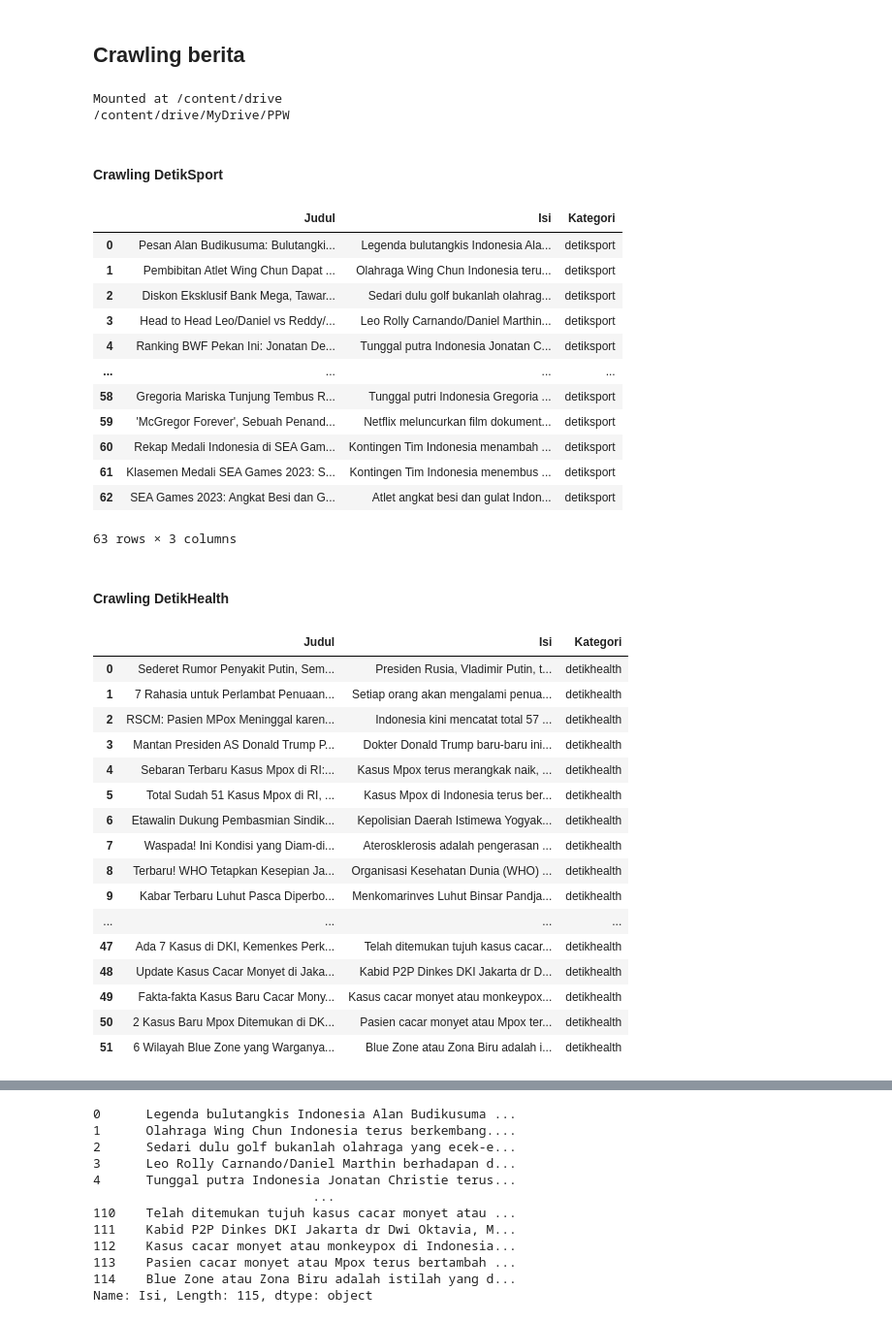
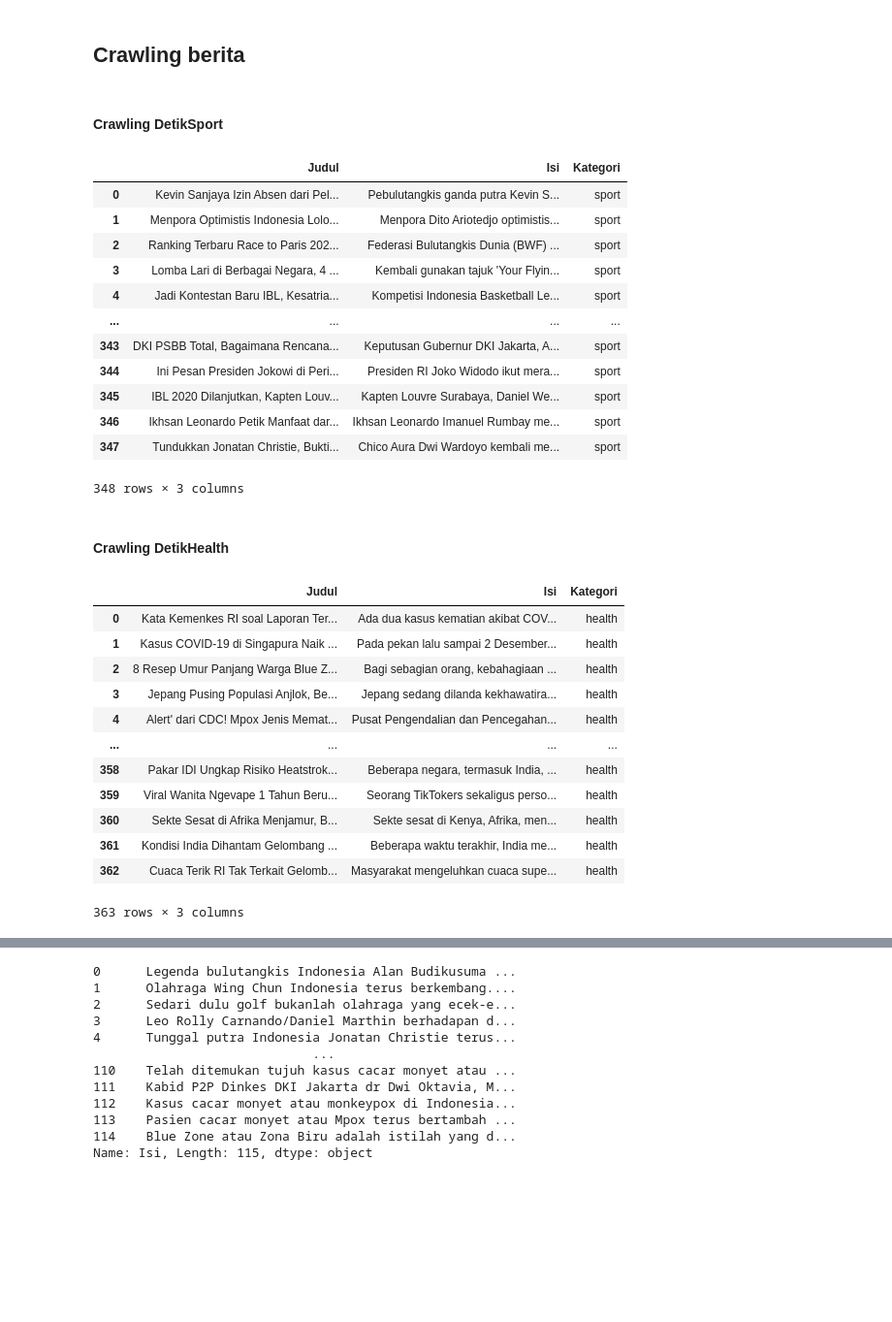
Before and after one commit to ahmadfaikh/jupyter, a Jupyter notebook: crawl_detik_fix.ipynb, the cells around one changed output, grey strips where cells are left out. Shown at 97% size. Saved outputs shown, nothing was run; the diff lists cells and outputs as text; code cells hidden in the pictures; blank space fills up the shorter version.

```diff
--- a/crawl_detik_fix.ipynb
+++ b/crawl_detik_fix.ipynb
@@ -5,13 +5,6 @@ Crawling adalah proses mengumpulkan data dari berbagai sumber di internet secara
 Data yang akan di crawling kali ini berasal darilaman detik.com, dengan kategori detikSport dan detikHealth
 # %% [markdown]
 ## Crawling berita
-# %%
-from google.colab import drive
-drive.mount('/content/drive')
-%cd /content/drive/MyDrive/PPW/
-# %% [output]
-Mounted at /content/drive
-/content/drive/MyDrive/PPW
 # %%
 import requests
 from bs4 import BeautifulSoup
@@ -40,7 +33,7 @@ def crawl_detiksport(url):
       soupkonten = BeautifulSoup(urlkonten,'lxml')
       konten = soupkonten.find_all('div',class_='detail__body-text itp_bodycontent')
       for x in konten:
-        kategori = 'detiksport'
+        kategori = 'sport'
         isi = x.find_all('p')
         y = [y.text for y in isi]
         fixkonten = ''.join(y).replace('\n','').replace('ADVERTISEMENT','').replace('SCROLL TO RESUME CONTENT','')
@@ -50,7 +43,7 @@ def crawl_detiksport(url):
 # urlnews = 'https://www.detik.com/search/searchall?query=terbaru&siteid=21&sortby=time&page=2'
 # get_news = crawl_detiksport(urlnews)
 data = []
-for i in range(1,8):
+for i in range(1,40):
   cr = crawl_detiksport('https://www.detik.com/search/searchall?query=terbaru&siteid=21&sortby=time&page=%d'%i)
   data = data+cr
 frame_detiksport = pd.DataFrame(data,columns =['Judul','Isi','Kategori'])
@@ -58,18 +51,18 @@ frame_detiksport
 # frame_berita.to_csv('crawl_detiksport.csv')
 # %% [output]
 |  | Judul | Isi | Kategori |
-| 0 | Pesan Alan Budikusuma: Bulutangki... | Legenda bulutangkis Indonesia Ala... | detiksport |
-| 1 | Pembibitan Atlet Wing Chun Dapat ... | Olahraga Wing Chun Indonesia teru... | detiksport |
-| 2 | Diskon Eksklusif Bank Mega, Tawar... | Sedari dulu golf bukanlah olahrag... | detiksport |
-| 3 | Head to Head Leo/Daniel vs Reddy/... | Leo Rolly Carnando/Daniel Marthin... | detiksport |
-| 4 | Ranking BWF Pekan Ini: Jonatan De... | Tunggal putra Indonesia Jonatan C... | detiksport |
+| 0 | Kevin Sanjaya Izin Absen dari Pel... | Pebulutangkis ganda putra Kevin S... | sport |
+| 1 | Menpora Optimistis Indonesia Lolo... | Menpora Dito Ariotedjo optimistis... | sport |
+| 2 | Ranking Terbaru Race to Paris 202... | Federasi Bulutangkis Dunia (BWF) ... | sport |
+| 3 | Lomba Lari di Berbagai Negara, 4 ... | Kembali gunakan tajuk 'Your Flyin... | sport |
+| 4 | Jadi Kontestan Baru IBL, Kesatria... | Kompetisi Indonesia Basketball Le... | sport |
 | ... | ... | ... | ... |
-| 58 | Gregoria Mariska Tunjung Tembus R... | Tunggal putri Indonesia Gregoria ... | detiksport |
-| 59 | 'McGregor Forever', Sebuah Penand... | Netflix meluncurkan film dokument... | detiksport |
-| 60 | Rekap Medali Indonesia di SEA Gam... | Kontingen Tim Indonesia menambah ... | detiksport |
-| 61 | Klasemen Medali SEA Games 2023: S... | Kontingen Tim Indonesia menembus ... | detiksport |
-| 62 | SEA Games 2023: Angkat Besi dan G... | Atlet angkat besi dan gulat Indon... | detiksport |
+| 343 | DKI PSBB Total, Bagaimana Rencana... | Keputusan Gubernur DKI Jakarta, A... | sport |
+| 344 | Ini Pesan Presiden Jokowi di Peri... | Presiden RI Joko Widodo ikut mera... | sport |
+| 345 | IBL 2020 Dilanjutkan, Kapten Louv... | Kapten Louvre Surabaya, Daniel We... | sport |
+| 346 | Ikhsan Leonardo Petik Manfaat dar... | Ikhsan Leonardo Imanuel Rumbay me... | sport |
+| 347 | Tundukkan Jonatan Christie, Bukti... | Chico Aura Dwi Wardoyo kembali me... | sport |
-63 rows × 3 columns
+348 rows × 3 columns
 # %% [markdown]
 #### Crawling DetikHealth
 # %%
@@ -78,48 +71,44 @@ def crawl_detikhealth(url):
   for halaman in range(1):
     url = url
     #mengambil data dari detik.com
     req = requests.get(url).content
     # soup = BeautifulSoup(req.text,'lxml')
     soup = BeautifulSoup(req,'lxml')
     listberita = soup.find('div',class_='list media_rows list-berita')
     artikel = listberita.find_all('article')
     for x in artikel:
       geturlberita= x.find('a')['href']
       judul = x.find('a').find('h2').text
       # mengambil data dari setiap konten
       urlkonten = requests.get(geturlberita).content
       soupkonten = BeautifulSoup(urlkonten,'lxml')
       konten = soupkonten.find_all('div',class_='detail__body-text itp_bodycontent')
       for x in konten:
-        kategori = 'detikhealth'
+        kategori = 'health'
         isi = x.find_all('p')
         y = [y.text for y in isi]
         fixkonten = ''.join(y).replace('\n','').replace('ADVERTISEMENT','').replace('SCROLL TO RESUME CONTENT','')
         berita_list.append([judul,fixkonten, kategori])
   return berita_list
 
 data = []
-for i in range(1,7):
+for i in range(1,42):
   cr = crawl_detikhealth('https://www.detik.com/search/searchall?query=terbaru&siteid=55&sortby=time&page=%d'%i)
   data = data+cr
 frame_detikhealth = pd.DataFrame(data,columns =['Judul','Isi','Kategori'])
 frame_detikhealth
 # frame_berita.to_csv('crawl_detikhealth.csv')
 # %% [output]
 |  | Judul | Isi | Kategori |
-| 0 | Sederet Rumor Penyakit Putin, Sem... | Presiden Rusia, Vladimir Putin, t... | detikhealth |
-| 1 | 7 Rahasia untuk Perlambat Penuaan... | Setiap orang akan mengalami penua... | detikhealth |
-| 2 | RSCM: Pasien MPox Meninggal karen... | Indonesia kini mencatat total 57 ... | detikhealth |
-| 3 | Mantan Presiden AS Donald Trump P... | Dokter Donald Trump baru-baru ini... | detikhealth |
-| 4 | Sebaran Terbaru Kasus Mpox di RI:... | Kasus Mpox terus merangkak naik, ... | detikhealth |
-| 5 | Total Sudah 51 Kasus Mpox di RI, ... | Kasus Mpox di Indonesia terus ber... | detikhealth |
-| 6 | Etawalin Dukung Pembasmian Sindik... | Kepolisian Daerah Istimewa Yogyak... | detikhealth |
-| 7 | Waspada! Ini Kondisi yang Diam-di... | Aterosklerosis adalah pengerasan ... | detikhealth |
-| 8 | Terbaru! WHO Tetapkan Kesepian Ja... | Organisasi Kesehatan Dunia (WHO) ... | detikhealth |
-| 9 | Kabar Terbaru Luhut Pasca Diperbo... | Menkomarinves Luhut Binsar Pandja... | detikhealth |
+| 0 | Kata Kemenkes RI soal Laporan Ter... | Ada dua kasus kematian akibat COV... | health |
+| 1 | Kasus COVID-19 di Singapura Naik ... | Pada pekan lalu sampai 2 Desember... | health |
+| 2 | 8 Resep Umur Panjang Warga Blue Z... | Bagi sebagian orang, kebahagiaan ... | health |
+| 3 | Jepang Pusing Populasi Anjlok, Be... | Jepang sedang dilanda kekhawatira... | health |
+| 4 | Alert' dari CDC! Mpox Jenis Memat... | Pusat Pengendalian dan Pencegahan... | health |
 | ... | ... | ... | ... |
-| 47 | Ada 7 Kasus di DKI, Kemenkes Perk... | Telah ditemukan tujuh kasus cacar... | detikhealth |
-| 48 | Update Kasus Cacar Monyet di Jaka... | Kabid P2P Dinkes DKI Jakarta dr D... | detikhealth |
-| 49 | Fakta-fakta Kasus Baru Cacar Mony... | Kasus cacar monyet atau monkeypox... | detikhealth |
-| 50 | 2 Kasus Baru Mpox Ditemukan di DK... | Pasien cacar monyet atau Mpox ter... | detikhealth |
-| 51 | 6 Wilayah Blue Zone yang Warganya... | Blue Zone atau Zona Biru adalah i... | detikhealth |
+| 358 | Pakar IDI Ungkap Risiko Heatstrok... | Beberapa negara, termasuk India, ... | health |
+| 359 | Viral Wanita Ngevape 1 Tahun Beru... | Seorang TikTokers sekaligus perso... | health |
+| 360 | Sekte Sesat di Afrika Menjamur, B... | Sekte sesat di Kenya, Afrika, men... | health |
+| 361 | Kondisi India Dihantam Gelombang ... | Beberapa waktu terakhir, India me... | health |
+| 362 | Cuaca Terik RI Tak Terkait Gelomb... | Masyarakat mengeluhkan cuaca supe... | health |
+363 rows × 3 columns
```
Also changed, not shown: parts of 12 cells of this notebook, 31 other files.
